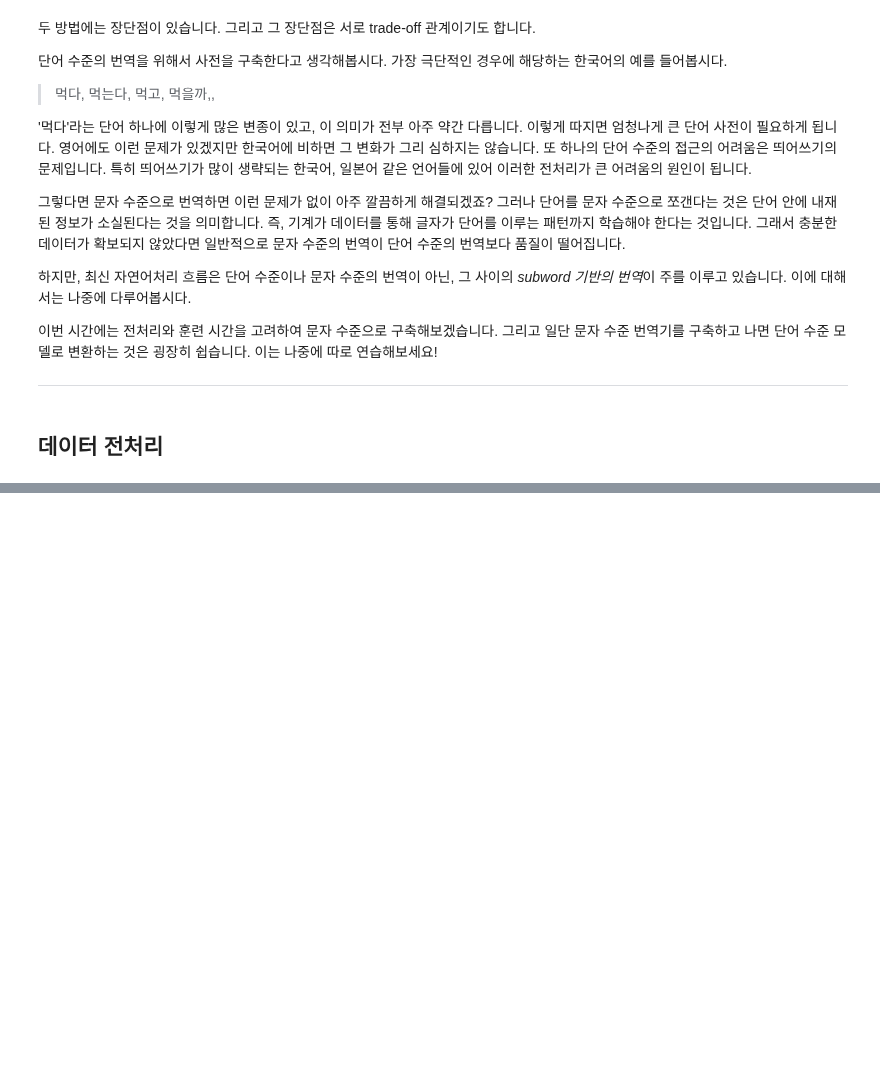
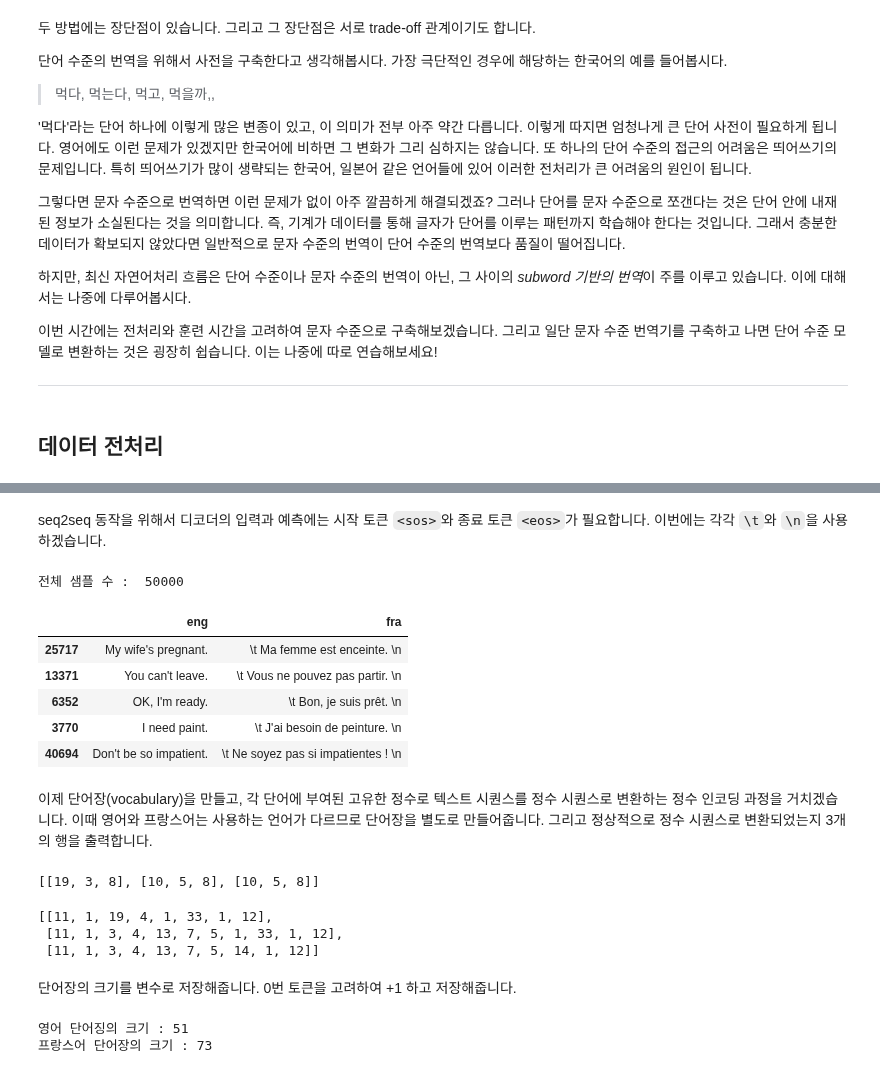
Before and after one commit to jiyeoon/aiffel, a Jupyter notebook: Week9/Exploration15(1).ipynb, the cells around one changed output, grey strips where cells are left out. Cells and saved outputs as stored; diff of their text form; code cells hidden in the pictures; blank space fills up the shorter version.

```diff
--- a/Week9/Exploration15(1).ipynb
+++ b/Week9/Exploration15(1).ipynb
@@ -99,0 +141,46 @@ seq2seq **단어 수준(word level)** 또는 **문자 수준(character level)**
+# %% [markdown]
+seq2seq 동작을 위해서 디코더의 입력과 예측에는 시작 토큰 `<sos>`와 종료 토큰 `<eos>`가 필요합니다. 이번에는 각각 `\t`와 `\n`을 사용하겠습니다.
+# %%
+# 시작 토큰과 종료 토큰 추가
+sos_token = '\t'
+eos_token = '\n'
+
+lines.fra = lines.fra.apply(lambda x : '\t ' + x + ' \n')
+print("전체 샘플 수 : ", len(lines))
+lines.sample(5)
+# %% [output]
+전체 샘플 수 :  50000
+|  | eng | fra |
+| 25717 | My wife's pregnant. | \t Ma femme est enceinte. \n |
+| 13371 | You can't leave. | \t Vous ne pouvez pas partir. \n |
+| 6352 | OK, I'm ready. | \t Bon, je suis prêt. \n |
+| 3770 | I need paint. | \t J'ai besoin de peinture. \n |
+| 40694 | Don't be so impatient. | \t Ne soyez pas si impatientes ! \n |
+# %% [markdown]
+이제 단어장(vocabulary)을 만들고, 각 단어에 부여된 고유한 정수로 텍스트 시퀀스를 정수 시퀀스로 변환하는 정수 인코딩 과정을 거치겠습니다. 이때 영어와 프랑스어는 사용하는 언어가 다르므로 단어장을 별도로 만들어줍니다. 그리고 정상적으로 정수 시퀀스로 변환되었는지 3개의 행을 출력합니다.
+# %%
+eng_tokenizer = Tokenizer(char_level = True) # "문자" 단위로 Tokenizer를 생성합니다.
+eng_tokenizer.fit_on_texts(lines.eng) # 50000개의 행을 가진 eng의 각 행에 토큰화를 수행
+input_text = eng_tokenizer.texts_to_sequences(lines.eng) # 단어를 숫자값 인덱스로 변환하여 저장
+input_text[:3]
+# %% [output]
+[[19, 3, 8], [10, 5, 8], [10, 5, 8]]
+# %%
+fra_tokenizer = Tokenizer(char_level = True) # 문자 단위로 Tokenizer 생성 (프랑스어)
+fra_tokenizer.fit_on_texts(lines.fra) # 50000개의 행을 가진 fra의 각 행에 토큰화를 수행
+target_text = fra_tokenizer.texts_to_sequences(lines.fra) # 단어를 숫자값 인덱스로 변환하여 저장
+target_text[:3]
+# %% [output]
+[[11, 1, 19, 4, 1, 33, 1, 12],
+ [11, 1, 3, 4, 13, 7, 5, 1, 33, 1, 12],
+ [11, 1, 3, 4, 13, 7, 5, 14, 1, 12]]
+# %% [markdown]
+단어장의 크기를 변수로 저장해줍니다. 0번 토큰을 고려하여 +1 하고 저장해줍니다.
+# %%
+eng_vocab_size = len(eng_tokenizer.word_index) + 1
+fra_vocab_size = len(fra_tokenizer.word_index) + 1
+print("영어 단어징의 크기 :", eng_vocab_size)
+print("프랑스어 단어장의 크기 :", fra_vocab_size)
+# %% [output]
+영어 단어징의 크기 : 51
+프랑스어 단어장의 크기 : 73
```
Also changed, not shown: parts of 45 cells of this notebook, 2 other files.
